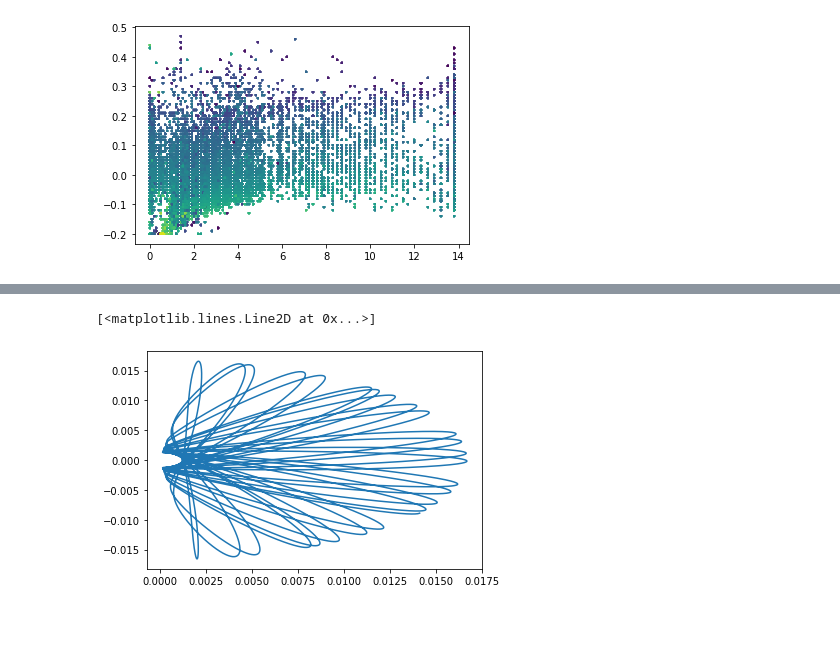
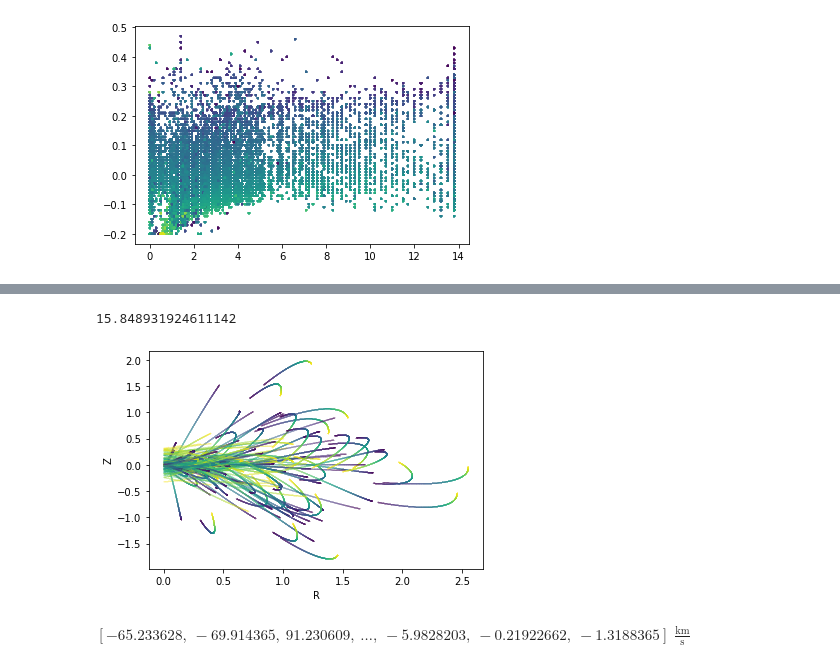
Before and after one commit to caganze/J1624, a Jupyter notebook: notebooks/kinematics.ipynb, the cells around one changed output, grey strips where cells are left out. Saved outputs shown, nothing was run; the diff lists cells and outputs as text; code cells hidden in the pictures; blank space fills up the shorter version.

```diff
--- a/notebooks/kinematics.ipynb
+++ b/notebooks/kinematics.ipynb
@@ -135,0 +139,10 @@ from gala.units import galactic
+# %%
+#generate distances along this line of sight
+#ds=p.draw_distances(0.1, 2000, 350, nsample=1e4)
+NPOINTS=int(1e4)
+TIMES=int(1e3)
+ds=np.random.uniform(0, 2000, NPOINTS)
+ux= np.random.uniform(0, 1, NPOINTS)
+v=np.random.uniform(0, 1, NPOINTS)
+rand_coord=SkyCoord(l=2*np.pi*ux*u.radian,
+                    b=(np.arccos(2*v-1)-np.pi/2)*u.rad, frame='galactic')
@@ -135,0 +154,5 @@ from gala.units import galactic
+# %%
+#create new coord object
+new_coord= SkyCoord(l=rand_coord.l, b=rand_coord.b, distance=ds*u.pc,
+                    radial_velocity=np.random.uniform(-200, 200, len(ds))*u.km/u.s,
+                    frame='galactic')
@@ -137,6 +162,5 @@ from gala.units import galactic
 #m[1]
 milky_way = gp.MilkyWayPotential()
 H = gp.Hamiltonian(milky_way)
-w0 = gd.PhaseSpacePosition(coord.cartesian)
-orbits=H.integrate_orbit(w0,t=np.logspace(0, 4,10000)*u.Myr, cython_if_possible=True)
-fig = orbits.plot(color='#111111')
+w0 = gd.PhaseSpacePosition(new_coord.cartesian)
+orbits=H.integrate_orbit(w0,t=np.logspace(0, 4.1,TIMES)*u.Myr, cython_if_possible=True)
@@ -145,7 +171,14 @@ fig = orbits.plot(color='#111111')
+# %%
+(10**4.2)*u.Myr.to(u.Gyr)
+# %% [output]
+15.848931924611142
 # %%
 fig, ax=plt.subplots()
 rs=(orbits.cartesian.x**2+orbits.cartesian.y**2)**0.5
-plt.plot(rs, orbits.cartesian.z)
+for idx in np.random.choice(np.arange(0, NPOINTS-1), int(NPOINTS/100)):
+    h=plt.scatter(rs[:,idx], orbits.cartesian.z[:,idx],
+               s=1, alpha=.1, marker='+', c=np.log10(orbits.t.value))
+    plt.xlabel('R')
+    plt.ylabel('Z')
 # %% [output]
-[<matplotlib.lines.Line2D at 0x...>]
-[figure, old version]
+[figure, new version]
@@ -153,0 +187,4 @@ mask2= np.logical_and(mask, data['FEH_ERR'] <0.2)
+# %%
+initial.d_x
+# %% [output]
+$[-65.233628,~-69.914365,~91.230609,~\dots,~-5.9828203,~-0.21922662,~-1.3188365] \; \mathrm{\frac{km}{s}}$
```
Also changed, not shown: parts of 36 cells of this notebook, 12 other files.
